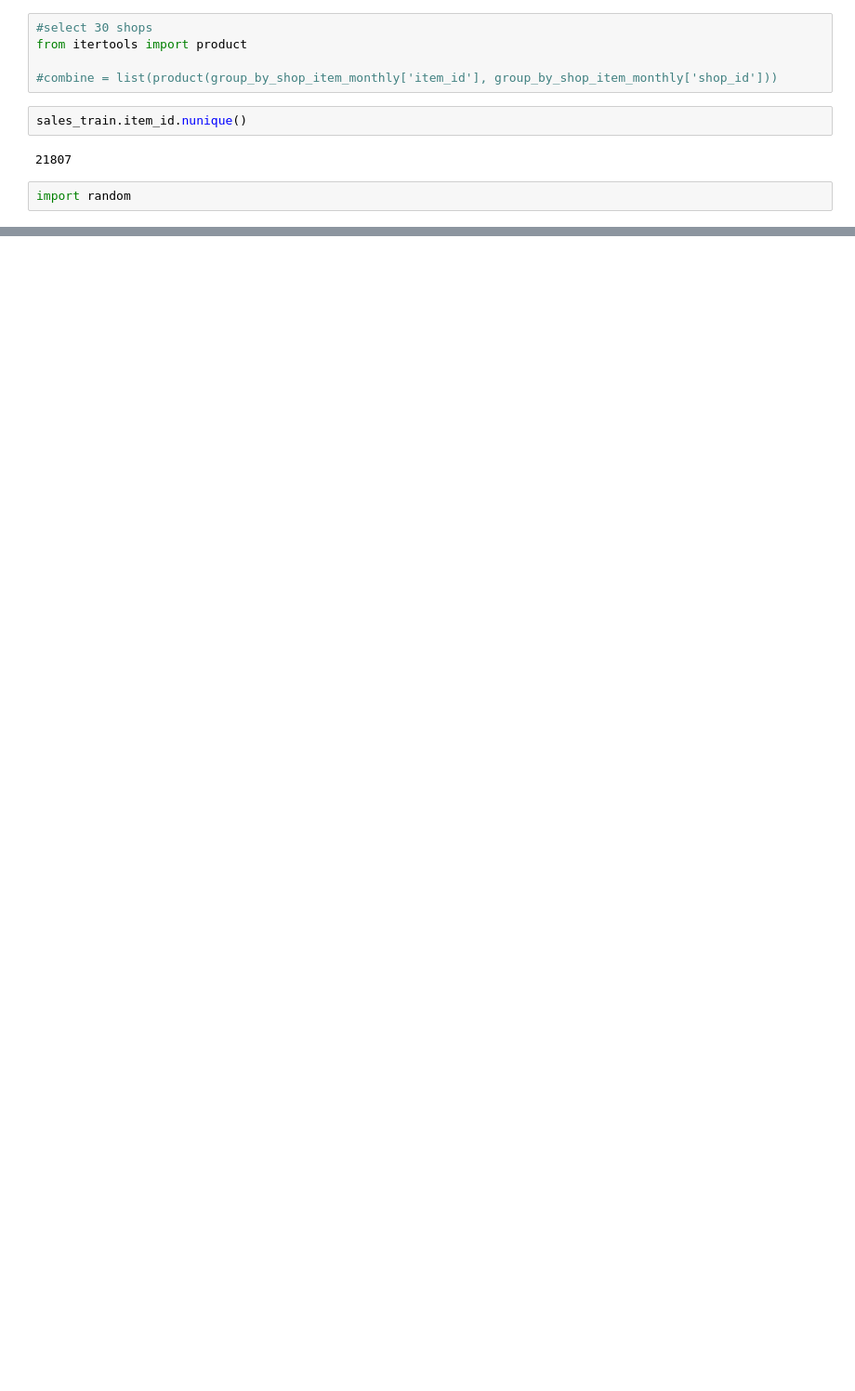
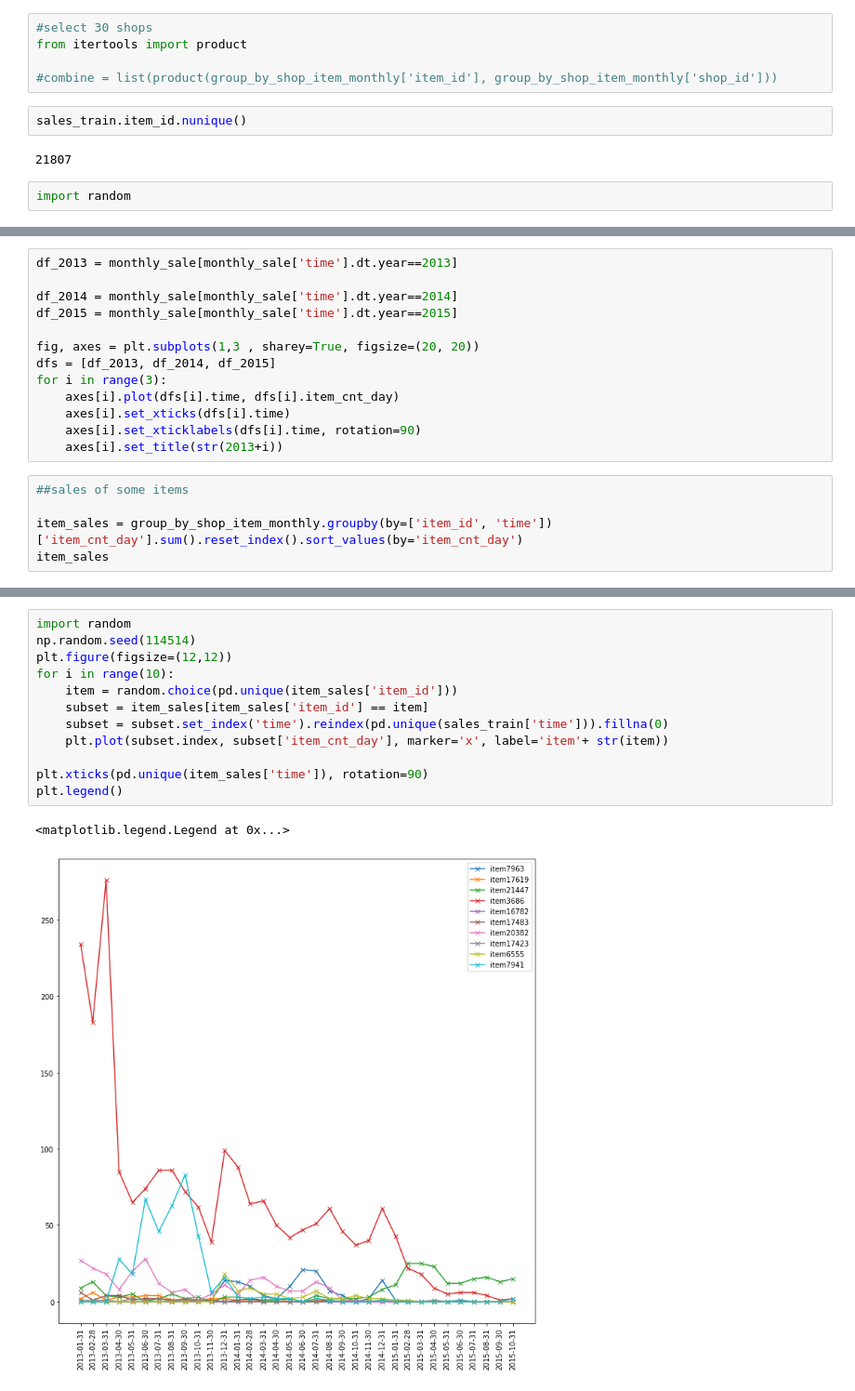
Before and after one commit to YamataHermione/Sales-Prediction, a Jupyter notebook: EDA.ipynb, the cells around one changed output, grey strips where cells are left out. Shown at 93% size. Drawn from its saved outputs; the diff is of its cells as text; blank space fills up the shorter version.

```diff
--- a/EDA.ipynb
+++ b/EDA.ipynb
@@ -258,0 +299,18 @@ plt.savefig("several_items.svg", format="svg")
+# %%
+df_2013 = monthly_sale[monthly_sale['time'].dt.year==2013]
+
+df_2014 = monthly_sale[monthly_sale['time'].dt.year==2014]
+df_2015 = monthly_sale[monthly_sale['time'].dt.year==2015]
+
+fig, axes = plt.subplots(1,3 , sharey=True, figsize=(20, 20))
+dfs = [df_2013, df_2014, df_2015]
+for i in range(3):
+    axes[i].plot(dfs[i].time, dfs[i].item_cnt_day)
+    axes[i].set_xticks(dfs[i].time)
+    axes[i].set_xticklabels(dfs[i].time, rotation=90)
+    axes[i].set_title(str(2013+i))
+# %%
+##sales of some items
+
+item_sales = group_by_shop_item_monthly.groupby(by=['item_id', 'time'])['item_cnt_day'].sum().reset_index().sort_values(by='item_cnt_day')
+item_sales
@@ -258,0 +331,15 @@ plt.savefig("several_items.svg", format="svg")
+# %%
+import random
+np.random.seed(114514)
+plt.figure(figsize=(12,12))
+for i in range(10):
+    item = random.choice(pd.unique(item_sales['item_id']))
+    subset = item_sales[item_sales['item_id'] == item]
+    subset = subset.set_index('time').reindex(pd.unique(sales_train['time'])).fillna(0)
+    plt.plot(subset.index, subset['item_cnt_day'], marker='x', label='item'+ str(item))
+
+plt.xticks(pd.unique(item_sales['time']), rotation=90)
+plt.legend()
+# %% [output]
+<matplotlib.legend.Legend at 0x...>
+[figure, added]
```
Also changed, not shown: parts of 32 cells of this notebook.
